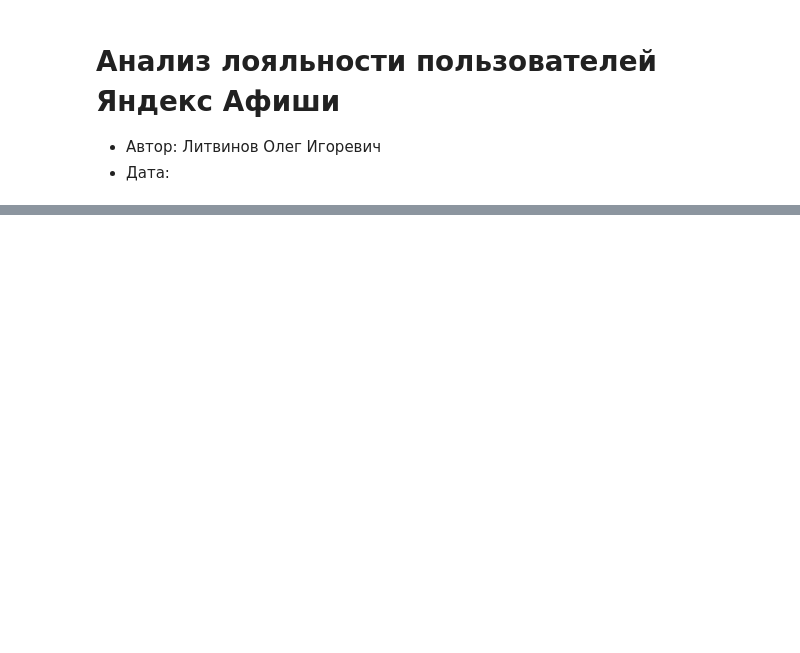
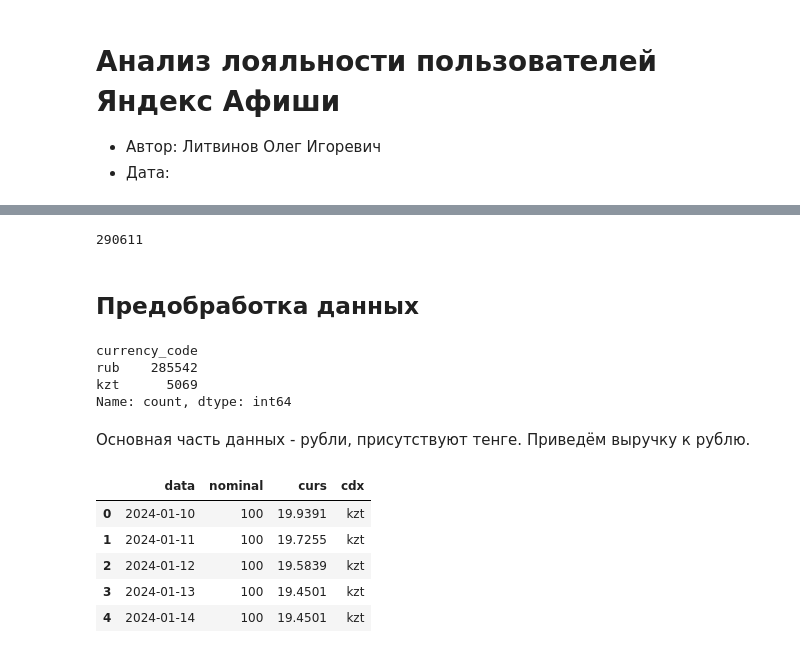
Before and after one commit to litwinowww/ya-afisha-loyalty, a Jupyter notebook: ya_afisha_loyalty.ipynb, the cells around one changed output, grey strips where cells are left out. Saved outputs shown, nothing was run; the diff lists cells and outputs as text; code cells hidden in the pictures; blank space fills up the shorter version.

```diff
--- a/ya_afisha_loyalty.ipynb
+++ b/ya_afisha_loyalty.ipynb
@@ -96,0 +170,36 @@ df.head()
+# %%
+# сделаем копию датасета
+
+df_original = df.copy()
+
+# проверим
+
+len(df_original)
+# %% [output]
+290611
+# %% [markdown]
+## Предобработка данных
+# %%
+# посмотрим в какой валюте представленны данные о выручке
+
+print(df['currency_code'].value_counts())
+# %% [output]
+currency_code
+rub    285542
+kzt      5069
+Name: count, dtype: int64
+# %% [markdown]
+Основная часть данных - рубли, присутствуют тенге. Приведём выручку к рублю.
+# %%
+# загружаем датасет с курсом тенге к рублю
+
+tenge_df = pd.read_csv('https://code.s3.yandex.net/datasets/final_tickets_tenge_df.csv')
+
+tenge_df.head()
+# %% [output]
+|  | data | nominal | curs | cdx |
+| 0 | 2024-01-10 | 100 | 19.9391 | kzt |
+| 1 | 2024-01-11 | 100 | 19.7255 | kzt |
+| 2 | 2024-01-12 | 100 | 19.5839 | kzt |
+| 3 | 2024-01-13 | 100 | 19.4501 | kzt |
+| 4 | 2024-01-14 | 100 | 19.4501 | kzt |
```
Also changed, not shown: parts of 21 cells of this notebook.
